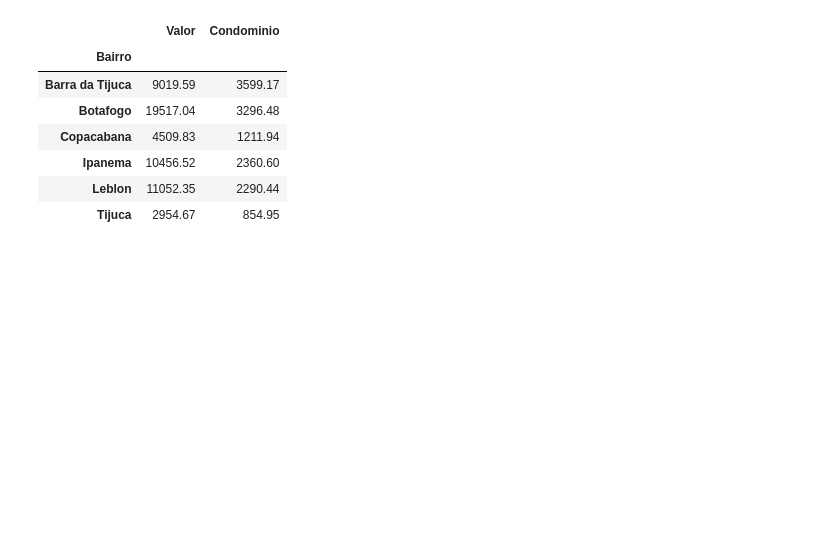
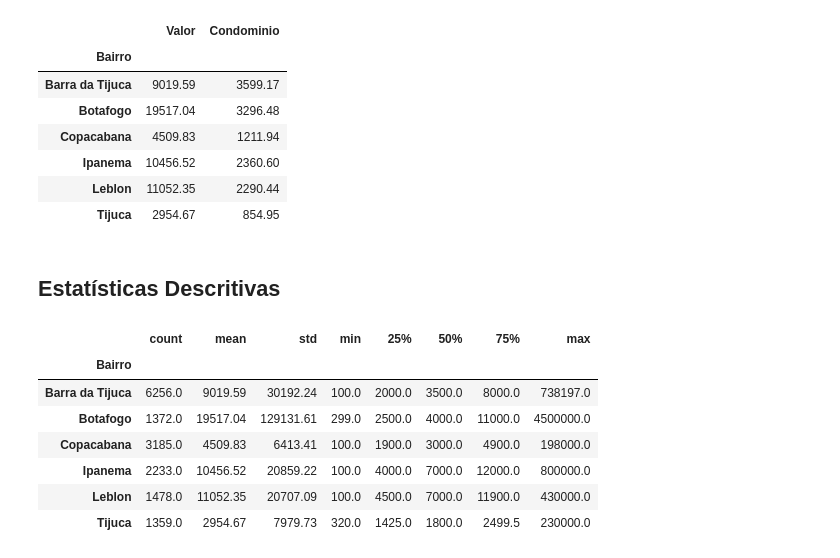
Before and after one commit to CHRSousa/estudoPythonJupiterNotebook, a Jupyter notebook: Criando_Novas_Variáveis.ipynb, the cells around one changed output. Cells and saved outputs as stored; diff of their text form; code cells hidden in the pictures; blank space fills up the shorter version.

```diff
--- a/Criando_Novas_Variáveis.ipynb
+++ b/Criando_Novas_Variáveis.ipynb
@@ -168,3 +168,16 @@ grupo_bairro[['Valor', 'Condominio']].mean().round(2)
 | Ipanema | 10456.52 | 2360.60 |
 | Leblon | 11052.35 | 2290.44 |
 | Tijuca | 2954.67 | 854.95 |
+# %% [markdown]
+## Estatísticas Descritivas
+# %%
+grupo_bairro['Valor'].describe().round(2)
+# %% [output]
+|  | count | mean | std | min | 25% | 50% | 75% | max |
+| Bairro |  |  |  |  |  |  |  |  |
+| Barra da Tijuca | 6256.0 | 9019.59 | 30192.24 | 100.0 | 2000.0 | 3500.0 | 8000.0 | 738197.0 |
+| Botafogo | 1372.0 | 19517.04 | 129131.61 | 299.0 | 2500.0 | 4000.0 | 11000.0 | 4500000.0 |
+| Copacabana | 3185.0 | 4509.83 | 6413.41 | 100.0 | 1900.0 | 3000.0 | 4900.0 | 198000.0 |
+| Ipanema | 2233.0 | 10456.52 | 20859.22 | 100.0 | 4000.0 | 7000.0 | 12000.0 | 800000.0 |
+| Leblon | 1478.0 | 11052.35 | 20707.09 | 100.0 | 4500.0 | 7000.0 | 11900.0 | 430000.0 |
+| Tijuca | 1359.0 | 2954.67 | 7979.73 | 320.0 | 1425.0 | 1800.0 | 2499.5 | 230000.0 |
```
Also changed, not shown: parts of 2 cells of this notebook.
